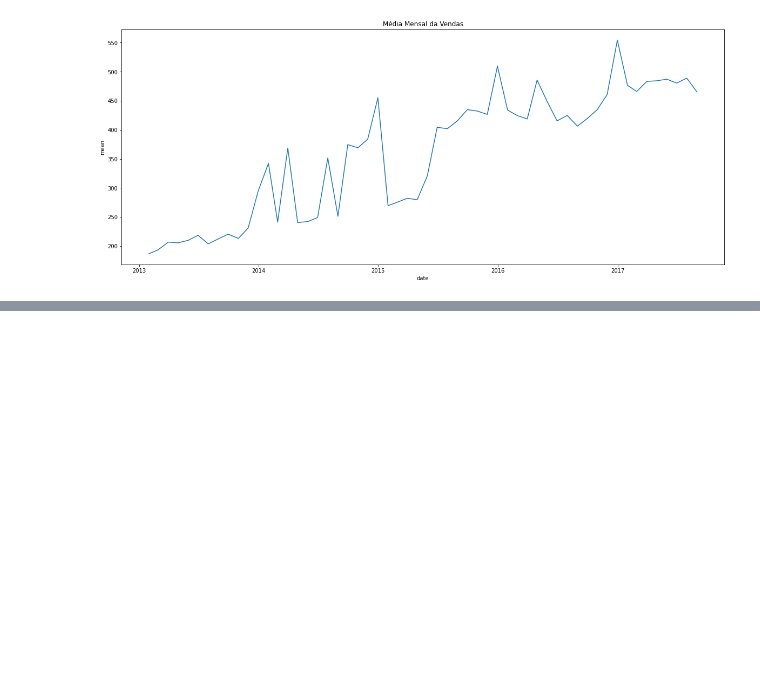
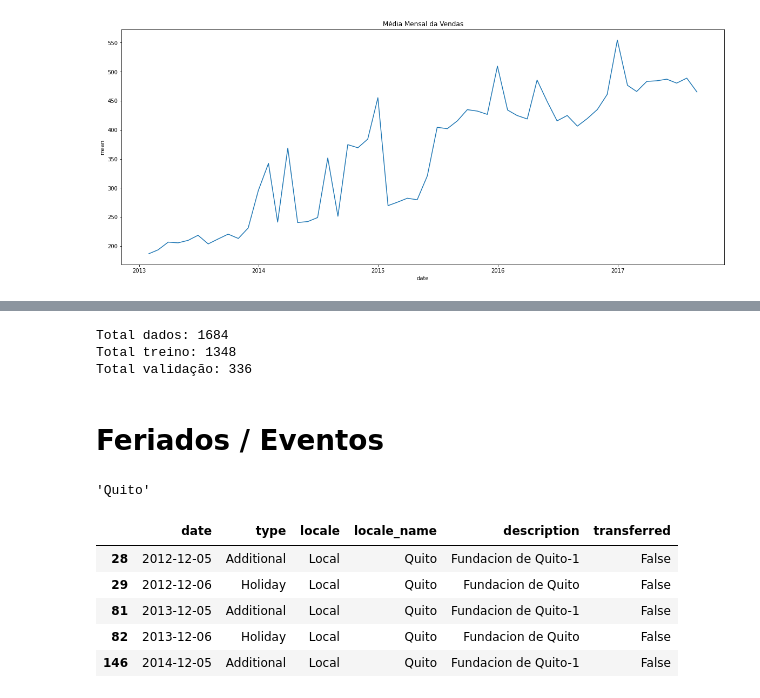
Before and after one commit to gileno/neuralprophet, a Jupyter notebook: talk-pt_BR.ipynb, the cells around one changed output, grey strips where cells are left out. Cells and saved outputs as stored; diff of their text form; code cells hidden in the pictures; blank space fills up the shorter version.

```diff
--- a/talk-pt_BR.ipynb
+++ b/talk-pt_BR.ipynb
@@ -171,0 +191,32 @@ df_train_grouped.head()
+# %%
+df_model = df_train_store[['date', 'sales']]
+df_model.columns = ['ds', 'y']
+df_model = df_model.groupby('ds').sum().reset_index()
+df_train, df_val = model.split_df(df_model, valid_p=0.2)
+print("Total dados:", len(df_model))
+print("Total treino:", len(df_train))
+print("Total validação:", len(df_val))
+# %% [output]
+Total dados: 1684
+Total treino: 1348
+Total validação: 336
+# %% [markdown]
+# Feriados / Eventos
+# %%
+store_name = df_stores[df_stores['store_nbr'] == 1].iloc[0]['city']
+store_name
+# %% [output]
+'Quito'
+# %%
+df_holidays['date'] = pd.to_datetime(df_holidays['date'], format='%Y-%m-%d')
+df_holidays_store = df_holidays[
+    (df_holidays['locale_name'] == store_name) & (df_holidays['transferred'] == False)
+]
+df_holidays_store.head()
+# %% [output]
+|  | date | type | locale | locale_name | description | transferred |
+| 28 | 2012-12-05 | Additional | Local | Quito | Fundacion de Quito-1 | False |
+| 29 | 2012-12-06 | Holiday | Local | Quito | Fundacion de Quito | False |
+| 81 | 2013-12-05 | Additional | Local | Quito | Fundacion de Quito-1 | False |
+| 82 | 2013-12-06 | Holiday | Local | Quito | Fundacion de Quito | False |
+| 146 | 2014-12-05 | Additional | Local | Quito | Fundacion de Quito-1 | False |
```
Also changed, not shown: parts of 16 cells of this notebook, 2 other files.
